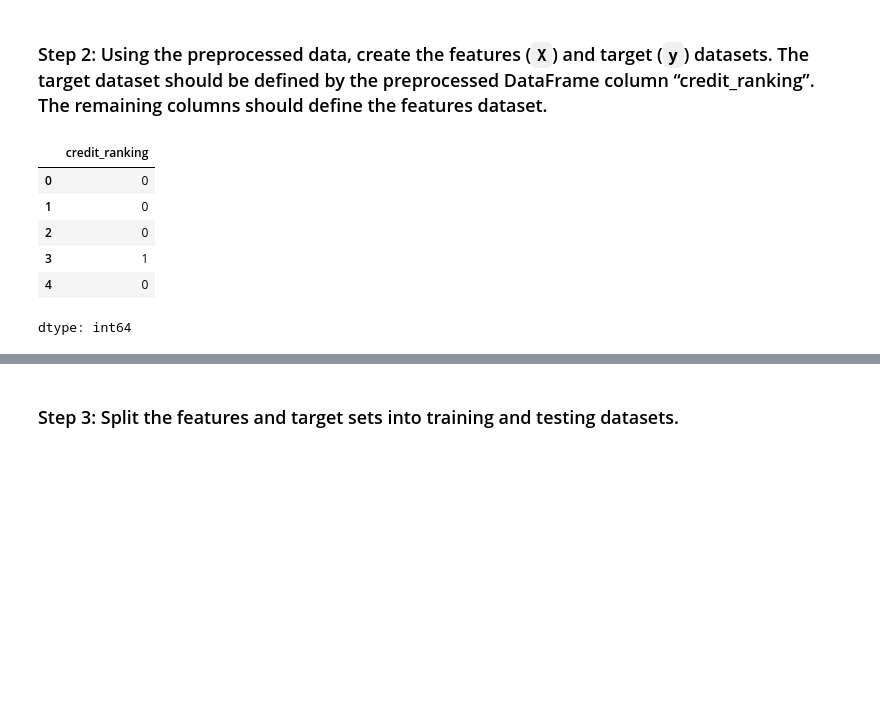
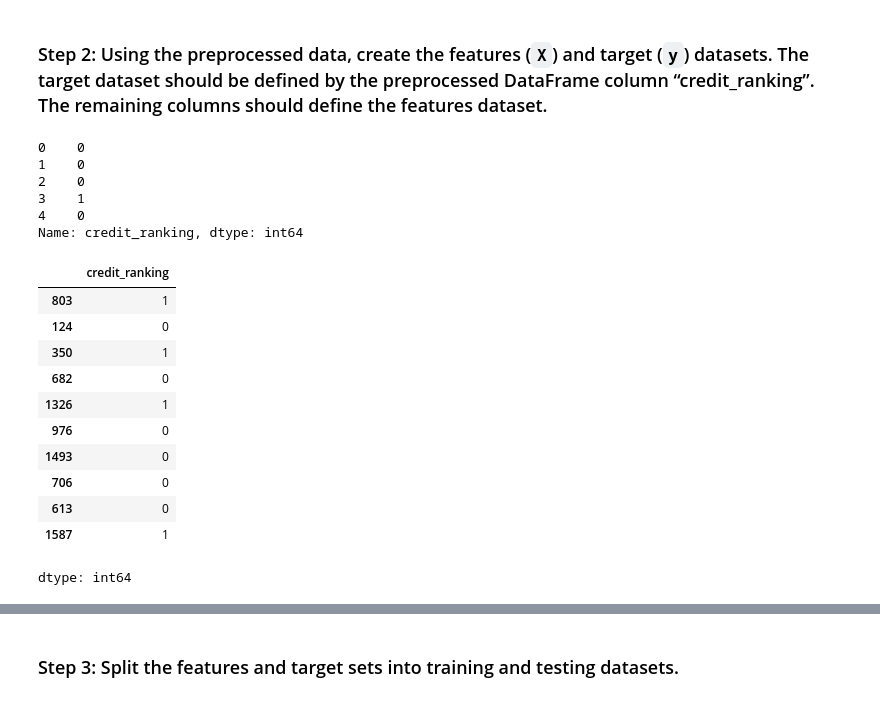
Before and after one commit to Pnwankwo2/neural-network-challenge-1, a Jupyter notebook: student_loans_with_deep_learning.ipynb, the cells around one changed output, grey strips where cells are left out. Drawn from its saved outputs; the diff is of its cells as text; code cells hidden in the pictures; blank space fills up the shorter version.

```diff
--- a/student_loans_with_deep_learning.ipynb
+++ b/student_loans_with_deep_learning.ipynb
@@ -64,17 +66,32 @@ dtype: int64
 ### Step 2: Using the preprocessed data, create the features (`X`) and target (`y`) datasets. The target dataset should be defined by the preprocessed DataFrame column “credit_ranking”. The remaining columns should define the features dataset.
 # %%
 # Define the target set y using the credit_ranking column
+y = loans_df['credit_ranking']
 
-y = loans_df["credit_ranking"]
+# Display the first few rows of the target set
+print(y.head())
+
 # Display a sample of y
-loans_df["credit_ranking"].head()
+y_sample = y.sample(10, random_state=42)  # Random sample of 10 values for reproducibility
+y_sample
 # %% [output]
+0    0
+1    0
+2    0
+3    1
+4    0
+Name: credit_ranking, dtype: int64
 |  | credit_ranking |
-| 0 | 0 |
-| 1 | 0 |
-| 2 | 0 |
-| 3 | 1 |
-| 4 | 0 |
+| 803 | 1 |
+| 124 | 0 |
+| 350 | 1 |
+| 682 | 0 |
+| 1326 | 1 |
+| 976 | 0 |
+| 1493 | 0 |
+| 706 | 0 |
+| 613 | 0 |
+| 1587 | 1 |
-dtype: int64
+dtype: int64
 # %%
 # Define features set X by selecting all columns but credit_ranking
```
Also changed, not shown: parts of 23 cells of this notebook.
